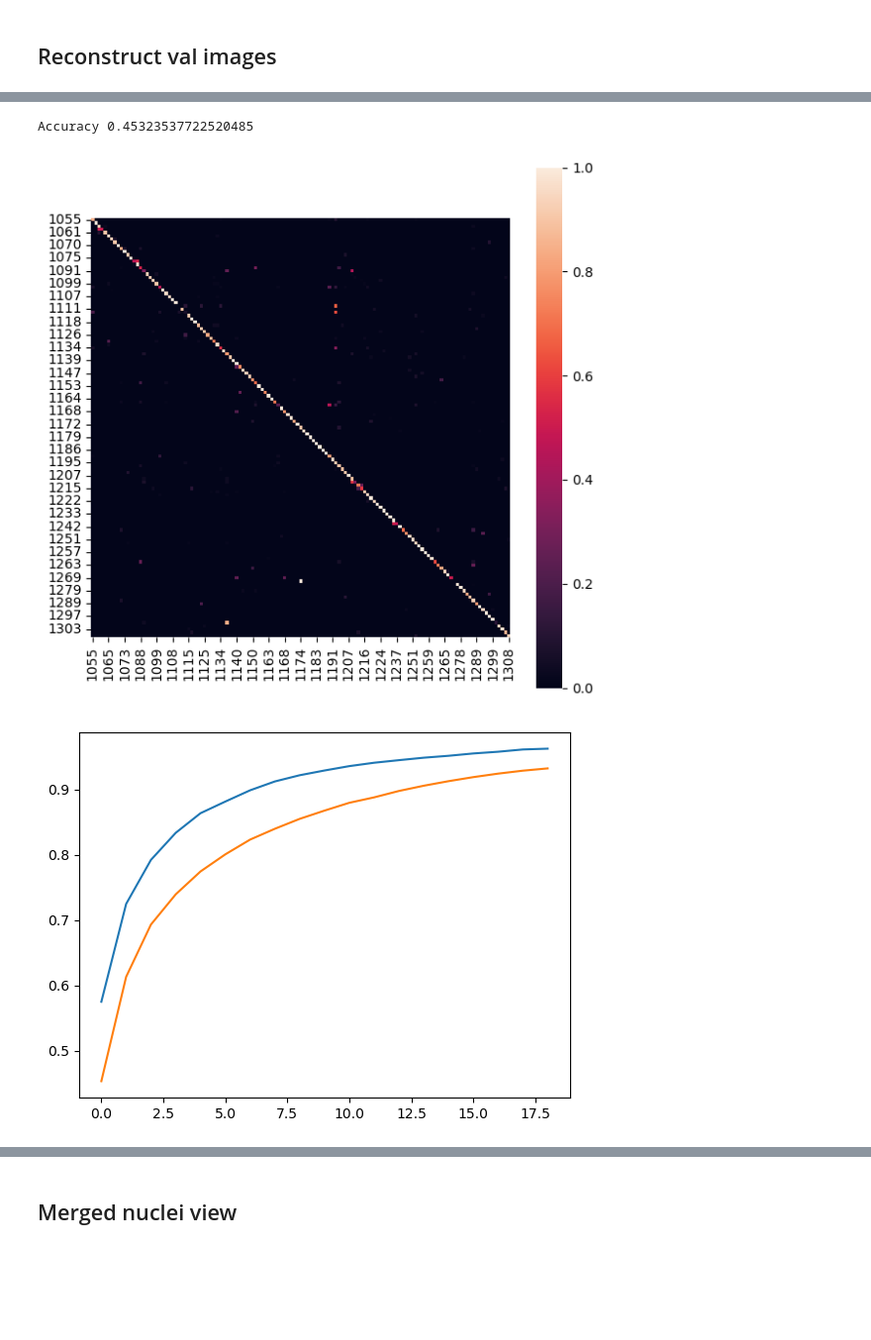
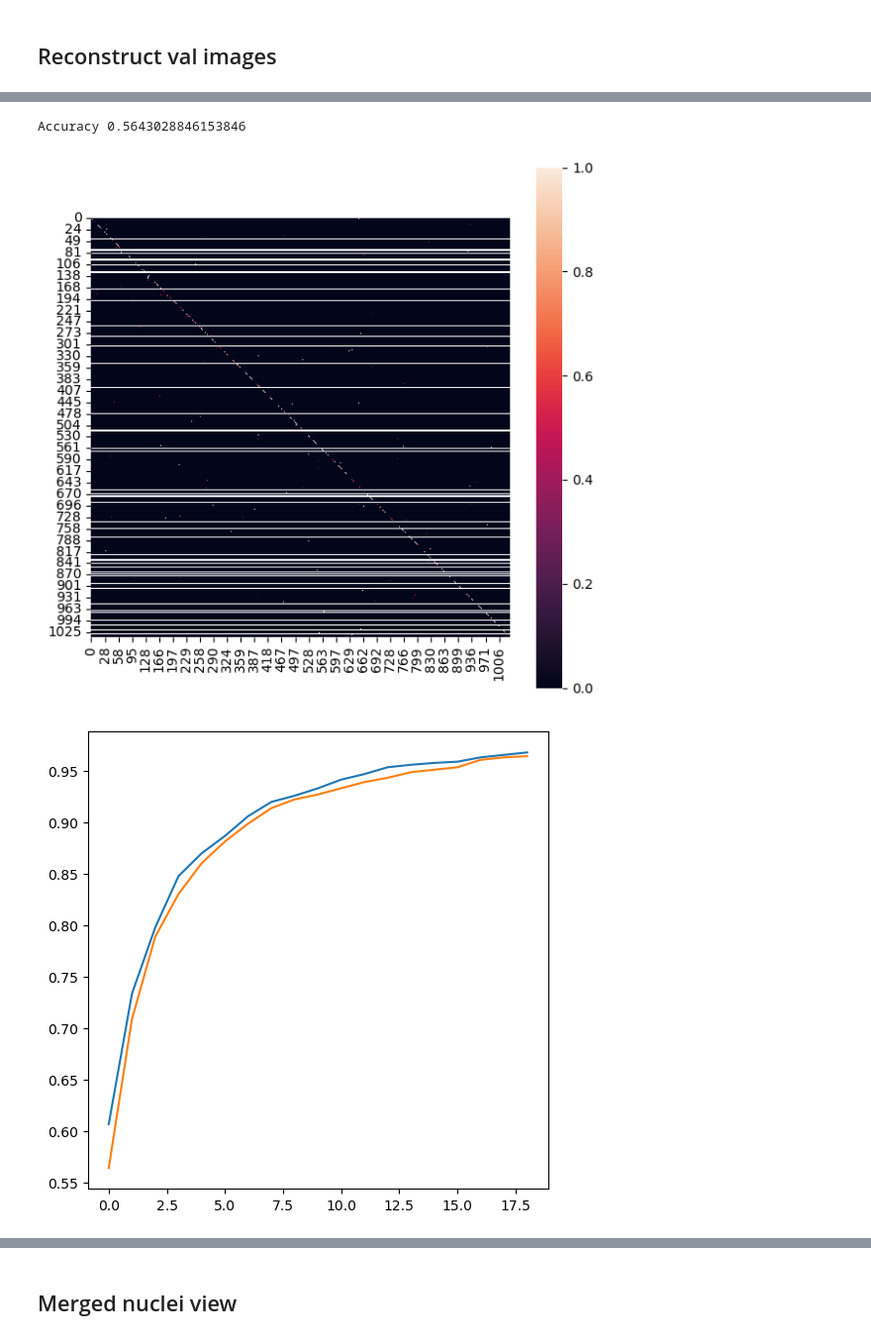
Before and after one commit to sofroniewn/proteoscope, a Jupyter notebook: notebooks/autoencoder.ipynb, the cells around one changed output, grey strips where cells are left out. Shown at 99% size. Drawn from its saved outputs; the diff is of its cells as text; code cells hidden in the pictures; blank space fills up the shorter version.

```diff
--- a/notebooks/autoencoder.ipynb
+++ b/notebooks/autoencoder.ipynb
@@ -74,10 +9,11 @@ from proteoscope.data import ProteoscopeDM
 from proteoscope.modules import CytoselfLM, AutoencoderLM, ProteoscopeLM
 
 
-test = 'autoencoder' # proteoscope autoencoder
+test = 'proteoscope' # proteoscope autoencoder
 
-#BASE_DIR = f"/home/ec2-user/outputs/{test}/2023-08-19/04-21-57" #
-BASE_DIR = f"/home/ec2-user/outputs/autoencoder/2023-08-19/17-28-45" # Best autoencoder
+# BASE_DIR = f"/home/ec2-user/outputs/proteoscope/2023-08-22/07-18-31" # Best proteoscope - ESM-full
+BASE_DIR = f"/home/ec2-user/outputs/proteoscope/2023-08-22/07-24-27" # Best proteoscope - ESM-mean
+# BASE_DIR = f"/home/ec2-user/outputs/autoencoder/2023-08-19/17-28-45" # Best autoencoder
 
 config_dir = BASE_DIR + "/.hydra"
 
@@ -159,6 +95,9 @@ Will assume defaults for version 1.1
    Using  /home/ec2-user/outputs/cytoself/2023-08-21/19-45-50/checkpoints/last.ckpt
 # %% [markdown]
 ## Reconstruct val images
+# %%
+# dl = pdm.val_dataloader()
+dl = pdm.custom_dataloader(split_images='val', split_protein='train', shuffle=True)
 # %%
 import torch
 from tqdm import tqdm
@@ -187,8 +126,6 @@ ssim_scores_nuc = []
 psnr_scores_pro = []
 psnr_scores_nuc = []
 
-dl = pdm.val_dataloader()
-
 with torch.no_grad():
     for batch in tqdm(dl):
         batch['image'] = batch['image'].to('cuda')
@@ -201,7 +138,7 @@ with torch.no_grad():
             output_image, _, input_autoencoder_embed = alm(input_image, return_embed=True, sample_posterior=False)
             diffused_autoencoder_embed = torch.empty(0)
         elif test == 'proteoscope':
-            diffused_autoencoder_embed = plm.sample(batch, guidance_scale=7, cond_images=None, num_inference_steps=300)
+            diffused_autoencoder_embed = plm.sample(batch, guidance_scale=5, cond_images=None, num_inference_steps=400)
             output_image = plm.autoencoder.decode(diffused_autoencoder_embed).sample
             input_autoencoder_embed = plm.autoencoder.encode(batch['image']).latent_dist.mean
 
@@ -328,8 +301,8 @@ cm_df = pd.DataFrame(cm_norm, index=class_labels, columns=class_labels)
 plt.figure(figsize=(7, 7))
 sns.heatmap(cm_df, square=True, annot=False, fmt=".2f");
 # %% [output]
-Accuracy 0.45323537722520485
+Accuracy 0.5643028846153846
-[figure, old version]
+[figure, new version]
 # %%
 def top_k_accuracy(y_true, y_score, k=5):
     # Get the indices of the top k predicted classes for each sample
@@ -359,10 +320,11 @@ input_classification_scores = [top_k_accuracy(true_labels, input_cytoself_logits
 # %%
 output_classification_scores = [top_k_accuracy(true_labels, output_cytoself_logits, k=k) for k in range(1, 20)]
 # %%
+plt.figure(figsize=(6, 6));
 plt.plot(input_classification_scores);
 plt.plot(output_classification_scores);
 # %% [output]
-[figure, old version]
+[figure, new version]
 # %%
 print(input_classification_scores[9])
 print(output_classification_scores[9])
```
Also changed, not shown: parts of 43 cells of this notebook, 3 other files.
